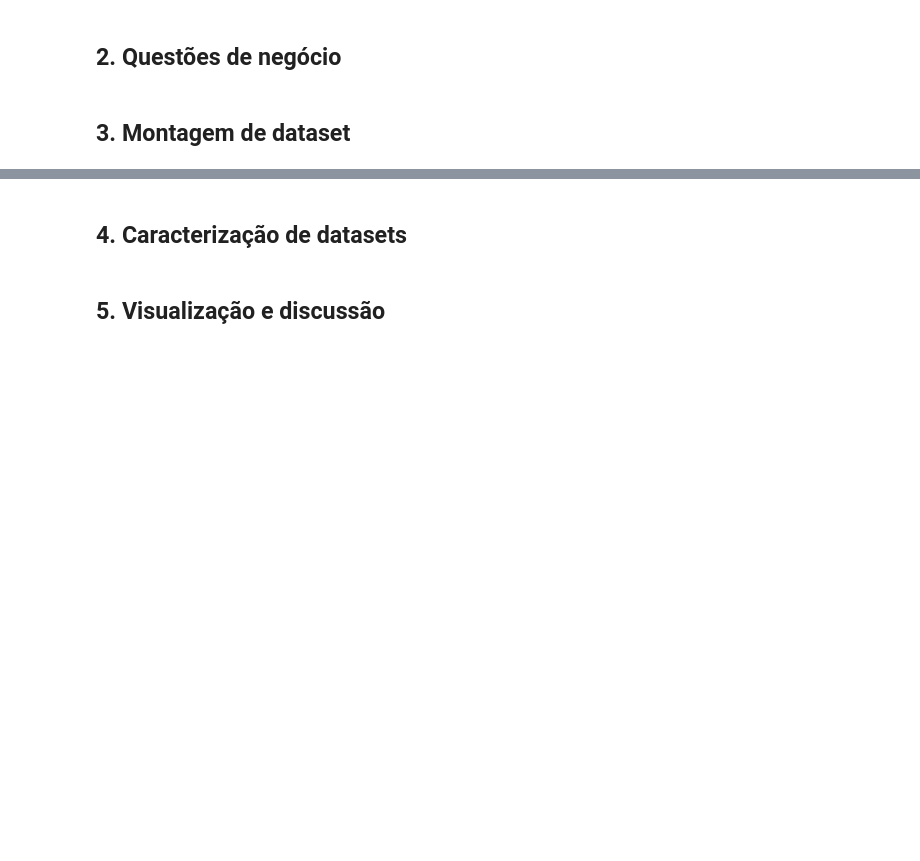
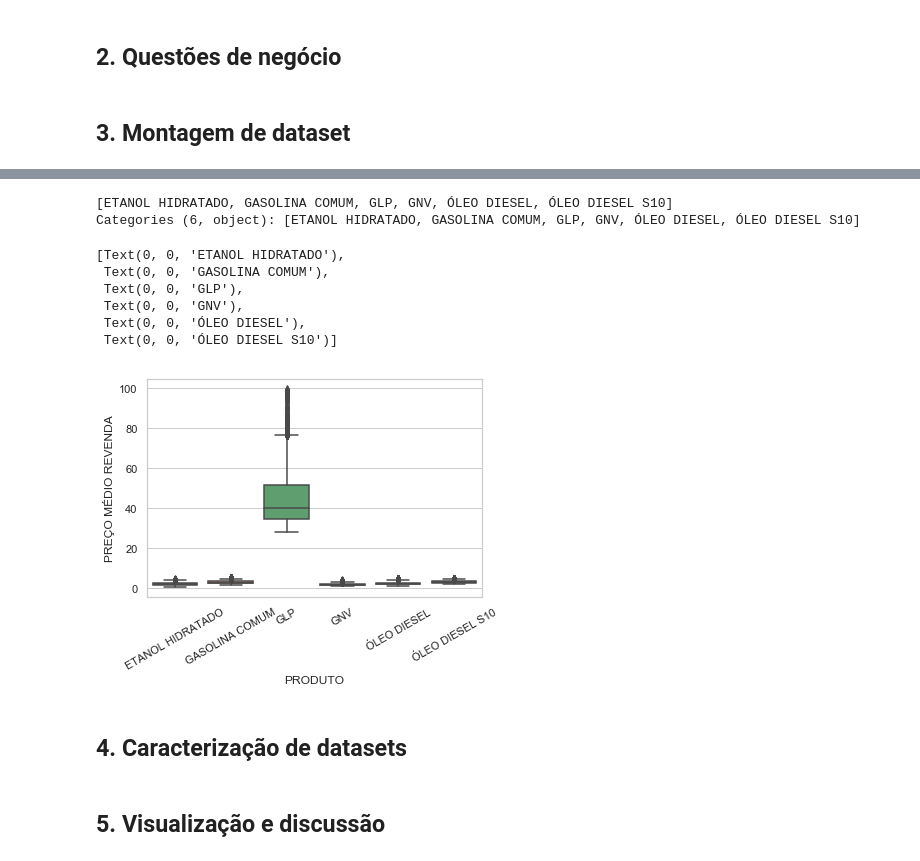
Before and after one commit to ldaniel/Advanced-Statistical-Modelling, a Jupyter notebook: notebooks/group/FGV-MBA-MEA_Trabalho-EDA.ipynb, the cells around one changed output, grey strips where cells are left out. Cells and saved outputs as stored; diff of their text form; code cells hidden in the pictures; blank space fills up the shorter version.

```diff
--- a/notebooks/group/FGV-MBA-MEA_Trabalho-EDA.ipynb
+++ b/notebooks/group/FGV-MBA-MEA_Trabalho-EDA.ipynb
@@ -56,3 +60,12 @@ from IPython.core.interactiveshell import InteractiveShell
 # kernel option to make jupyter do this for any variable or statement on it’s own line,
 # so you can see the value of multiple statements at once.
 InteractiveShell.ast_node_interactivity = "all"
+# %%
+%matplotlib inline
+
+# set a Seaborn theme
+sns.set(style="whitegrid")
+
+# set the figure size of the plot
+plt.figure(figsize=(10, 8))
+plt.rcParams.update({'font.size': 10})
@@ -160,3 +201,20 @@ memory usage: 12.2 MB
+# %%
+df_gas_prices['PRODUTO'].unique()
+# %% [output]
+[ETANOL HIDRATADO, GASOLINA COMUM, GLP, GNV, ÓLEO DIESEL, ÓLEO DIESEL S10]
+Categories (6, object): [ETANOL HIDRATADO, GASOLINA COMUM, GLP, GNV, ÓLEO DIESEL, ÓLEO DIESEL S10]
+# %%
+# use Seaborn boxplot() method to generate a boxplot
+ax = sns.boxplot(x = 'PRODUTO', y = 'PREÇO MÉDIO REVENDA', data = df_gas_prices, orient = "v")
+ax.set_xticklabels(ax.get_xticklabels(), rotation = 30)
+# %% [output]
+[Text(0, 0, 'ETANOL HIDRATADO'),
+ Text(0, 0, 'GASOLINA COMUM'),
+ Text(0, 0, 'GLP'),
+ Text(0, 0, 'GNV'),
+ Text(0, 0, 'ÓLEO DIESEL'),
+ Text(0, 0, 'ÓLEO DIESEL S10')]
+[figure, added]
 # %% [markdown]
 ## 4. Caracterização de datasets <a id='caracterizacao_datasets'></a>
 # %% [markdown]
```
Also changed, not shown: parts of 7 cells of this notebook.
